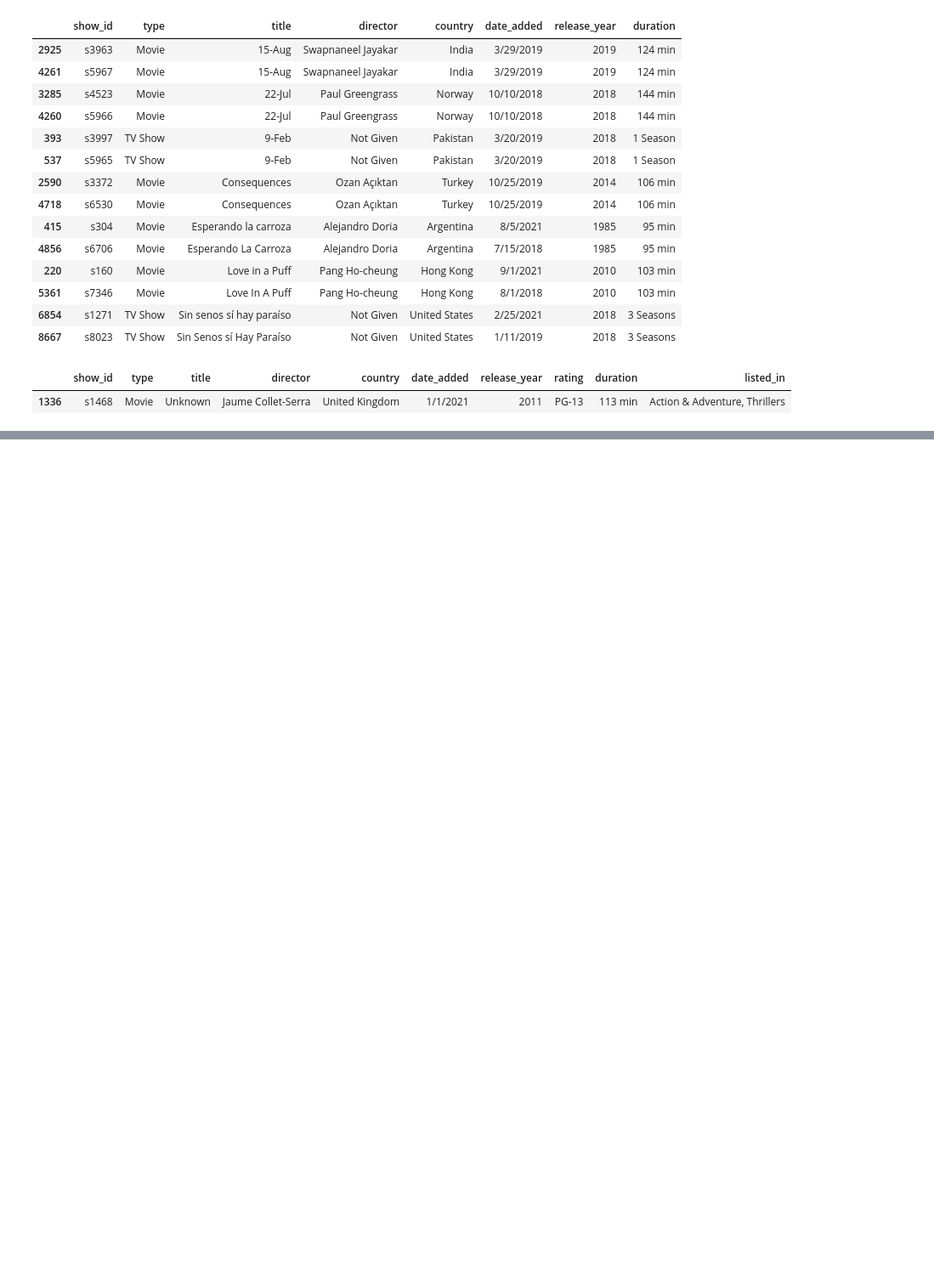
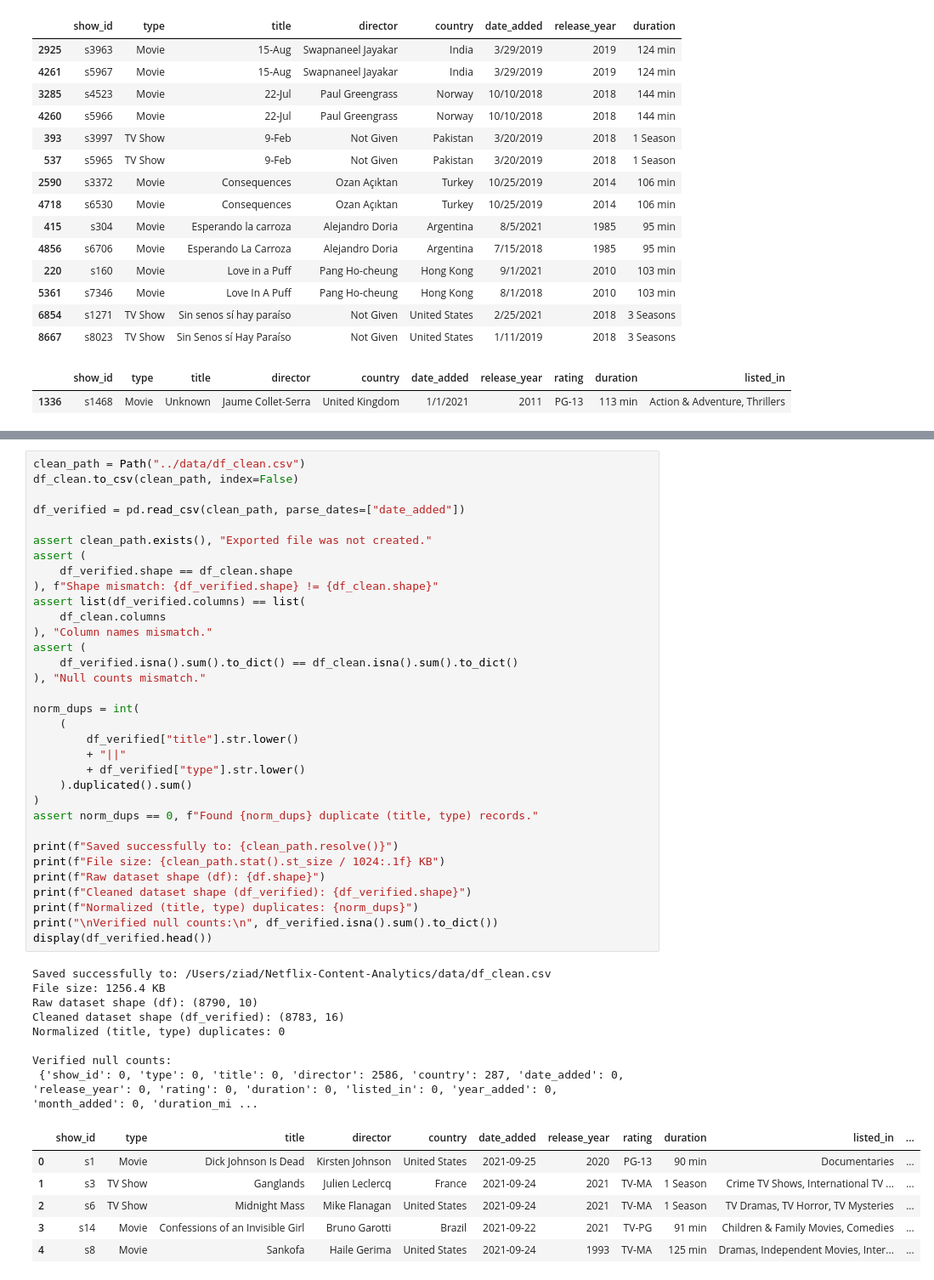
Before and after one commit to Ziad-CS/Netflix-Content-Analytics, a Jupyter notebook: task1_data_cleaning/task1_data_cleaning.ipynb, the cells around one changed output, grey strips where cells are left out. Shown at 85% size. Cells and saved outputs as stored; diff of their text form; blank space fills up the shorter version.

```diff
--- a/task1_data_cleaning/task1_data_cleaning.ipynb
+++ b/task1_data_cleaning/task1_data_cleaning.ipynb
@@ -208,0 +333,48 @@ Duplicate (title, type) pairs (normalized): 7
+# %%
+clean_path = Path("../data/df_clean.csv")
+df_clean.to_csv(clean_path, index=False)
+
+df_verified = pd.read_csv(clean_path, parse_dates=["date_added"])
+
+assert clean_path.exists(), "Exported file was not created."
+assert (
+    df_verified.shape == df_clean.shape
+), f"Shape mismatch: {df_verified.shape} != {df_clean.shape}"
+assert list(df_verified.columns) == list(
+    df_clean.columns
+), "Column names mismatch."
+assert (
+    df_verified.isna().sum().to_dict() == df_clean.isna().sum().to_dict()
+), "Null counts mismatch."
+
+norm_dups = int(
+    (
+        df_verified["title"].str.lower()
+        + "||"
+        + df_verified["type"].str.lower()
+    ).duplicated().sum()
+)
+assert norm_dups == 0, f"Found {norm_dups} duplicate (title, type) records."
+
+print(f"Saved successfully to: {clean_path.resolve()}")
+print(f"File size: {clean_path.stat().st_size / 1024:.1f} KB")
+print(f"Raw dataset shape (df): {df.shape}")
+print(f"Cleaned dataset shape (df_verified): {df_verified.shape}")
+print(f"Normalized (title, type) duplicates: {norm_dups}")
+print("\nVerified null counts:\n", df_verified.isna().sum().to_dict())
+display(df_verified.head())
+# %% [output]
+Saved successfully to: /Users/ziad/Netflix-Content-Analytics/data/df_clean.csv
+File size: 1256.4 KB
+Raw dataset shape (df): (8790, 10)
+Cleaned dataset shape (df_verified): (8783, 16)
+Normalized (title, type) duplicates: 0
+
+Verified null counts:
+ {'show_id': 0, 'type': 0, 'title': 0, 'director': 2586, 'country': 287, 'date_added': 0, 'release_year': 0, 'rating': 0, 'duration': 0, 'listed_in': 0, 'year_added': 0, 'month_added': 0, 'duration_mi ...
+|  | show_id | type | title | director | country | date_added | release_year | rating | duration | listed_in | ... |
+| 0 | s1 | Movie | Dick Johnson Is Dead | Kirsten Johnson | United States | 2021-09-25 | 2020 | PG-13 | 90 min | Documentaries | ... |
+| 1 | s3 | TV Show | Ganglands | Julien Leclercq | France | 2021-09-24 | 2021 | TV-MA | 1 Season | Crime TV Shows, International TV ... | ... |
+| 2 | s6 | TV Show | Midnight Mass | Mike Flanagan | United States | 2021-09-24 | 2021 | TV-MA | 1 Season | TV Dramas, TV Horror, TV Mysteries | ... |
+| 3 | s14 | Movie | Confessions of an Invisible Girl | Bruno Garotti | Brazil | 2021-09-22 | 2021 | TV-PG | 91 min | Children & Family Movies, Comedies | ... |
+| 4 | s8 | Movie | Sankofa | Haile Gerima | United States | 2021-09-24 | 1993 | TV-MA | 125 min | Dramas, Independent Movies, Inter... | ... |
```
Also changed, not shown: parts of 8 cells of this notebook, 1 other file.
